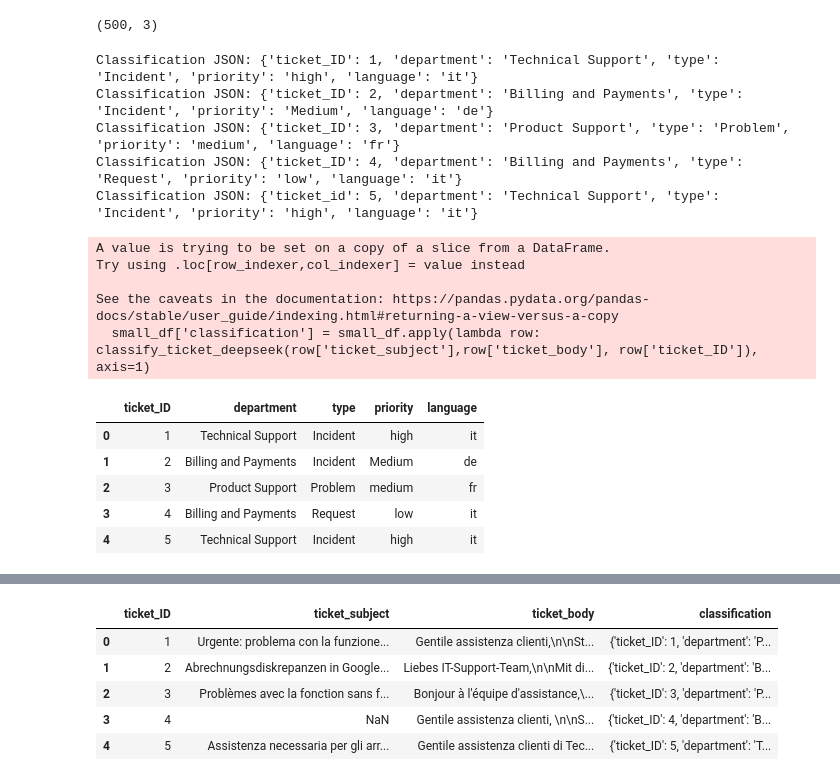
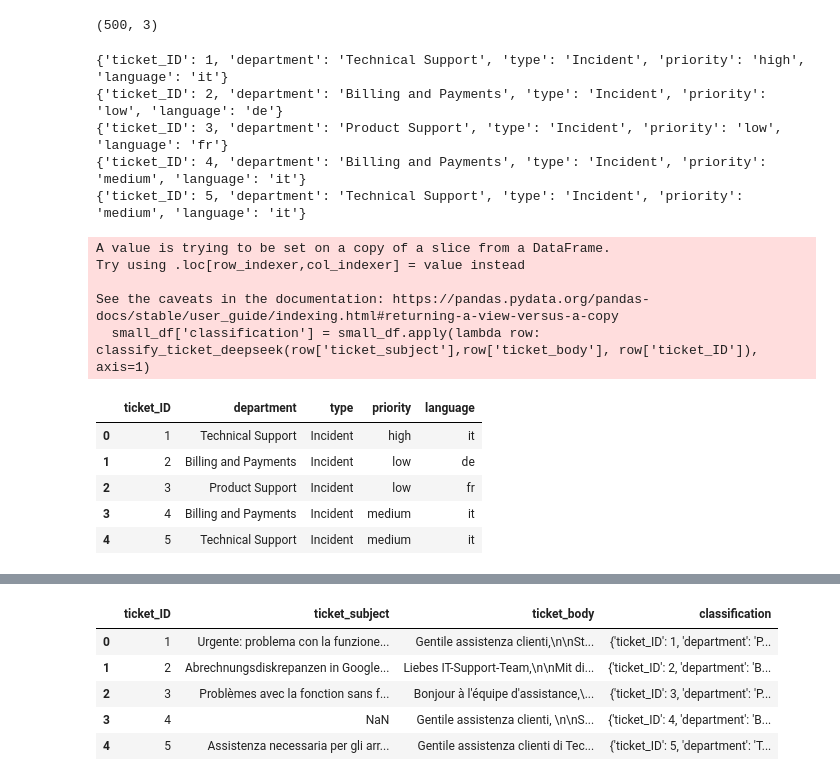
Before and after one commit to avaneeshp23/GenAIhackathon, a Jupyter notebook: groqcloud_deepseek_updated.ipynb, the cells around one changed output, grey strips where cells are left out. Saved outputs shown, nothing was run; the diff lists cells and outputs as text; code cells hidden in the pictures.

```diff
--- a/groqcloud_deepseek_updated.ipynb
+++ b/groqcloud_deepseek_updated.ipynb
@@ -53,6 +73,8 @@ Resolving deltas: 100% (9/9), done.
 # %%
 train_df = pd.read_csv('/content/GenAIhackathon/data/train.csv')
 # %%
+output_df = pd.DataFrame(columns=['ticket_ID', 'department', 'type', 'priority', 'language'])
+
 def classify_ticket_deepseek(ticket_subject, ticket_body, ticket_ID):
     system_prompt = """
     You are an expert IT support ticket classification system. Your task is to analyze the provided ticket information and accurately categorize it based on the following criteria:
@@ -125,7 +147,11 @@ Merci,
         json_start = classification_result.index("{")
         json_end = classification_result.rindex("}") + 1
         classification_json = json.loads(classification_result[json_start:json_end])
+        classification_json['ticket_ID'] = ticket_ID
+        print(classification_json)
+
         return classification_json
+
     except (json.JSONDecodeError, ValueError) as e:
         print("Failed to parse JSON response:", e)
         return None
@@ -151,15 +195,15 @@ test_df.shape
 # %% [output]
 (500, 3)
 # %%
-# small_df = test_df[:5]
-# small_df.head()
-# small_df['classification'] = small_df.apply(lambda row: classify_ticket_deepseek(row['ticket_subject'],row['ticket_body'], row['ticket_ID']), axis=1)
+small_df = test_df[:5]
+small_df.head()
+small_df['classification'] = small_df.apply(lambda row: classify_ticket_deepseek(row['ticket_subject'],row['ticket_body'], row['ticket_ID']), axis=1)
 # %% [output]
-Classification JSON: {'ticket_ID': 1, 'department': 'Technical Support', 'type': 'Incident', 'priority': 'high', 'language': 'it'}
-Classification JSON: {'ticket_ID': 2, 'department': 'Billing and Payments', 'type': 'Incident', 'priority': 'Medium', 'language': 'de'}
-Classification JSON: {'ticket_ID': 3, 'department': 'Product Support', 'type': 'Problem', 'priority': 'medium', 'language': 'fr'}
-Classification JSON: {'ticket_ID': 4, 'department': 'Billing and Payments', 'type': 'Request', 'priority': 'low', 'language': 'it'}
-Classification JSON: {'ticket_id': 5, 'department': 'Technical Support', 'type': 'Incident', 'priority': 'high', 'language': 'it'}
+{'ticket_ID': 1, 'department': 'Technical Support', 'type': 'Incident', 'priority': 'high', 'language': 'it'}
+{'ticket_ID': 2, 'department': 'Billing and Payments', 'type': 'Incident', 'priority': 'low', 'language': 'de'}
+{'ticket_ID': 3, 'department': 'Product Support', 'type': 'Incident', 'priority': 'low', 'language': 'fr'}
+{'ticket_ID': 4, 'department': 'Billing and Payments', 'type': 'Incident', 'priority': 'medium', 'language': 'it'}
+{'ticket_ID': 5, 'department': 'Technical Support', 'type': 'Incident', 'priority': 'medium', 'language': 'it'}
 A value is trying to be set on a copy of a slice from a DataFrame.
 Try using .loc[row_indexer,col_indexer] = value instead
 
@@ -205,14 +249,14 @@ def extract_values_with_id(row):
             'language': None
         })
 # %%
-# prediction_df = small_df.apply(extract_values_with_id, axis=1)
-# prediction_df.head()
+prediction_df = small_df.apply(extract_values_with_id, axis=1)
+prediction_df.head()
 # %% [output]
 |  | ticket_ID | department | type | priority | language |
 | 0 | 1 | Technical Support | Incident | high | it |
-| 1 | 2 | Billing and Payments | Incident | Medium | de |
-| 2 | 3 | Product Support | Problem | medium | fr |
-| 3 | 4 | Billing and Payments | Request | low | it |
-| 4 | 5 | Technical Support | Incident | high | it |
+| 1 | 2 | Billing and Payments | Incident | low | de |
+| 2 | 3 | Product Support | Incident | low | fr |
+| 3 | 4 | Billing and Payments | Incident | medium | it |
+| 4 | 5 | Technical Support | Incident | medium | it |
 # %%
 test_df['classification'] = test_df.apply(lambda row: classify_ticket_deepseek(row['ticket_subject'],row['ticket_body'], row['ticket_ID']), axis=1)
```
Also changed, not shown: parts of 5 cells of this notebook.
